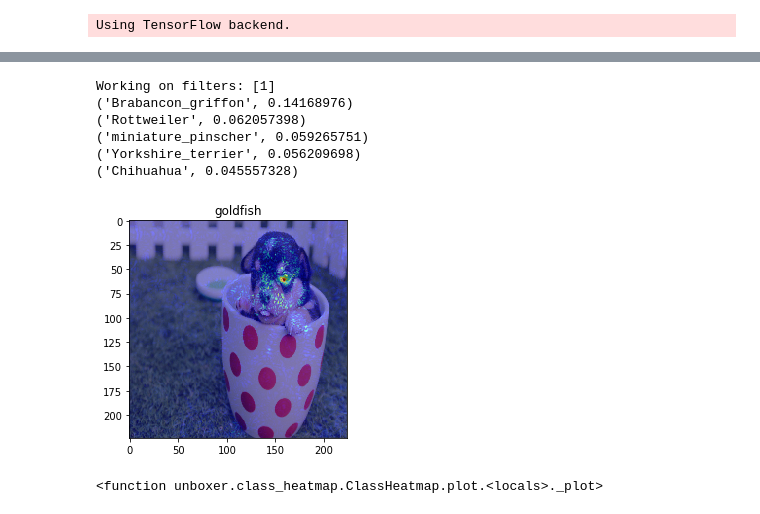
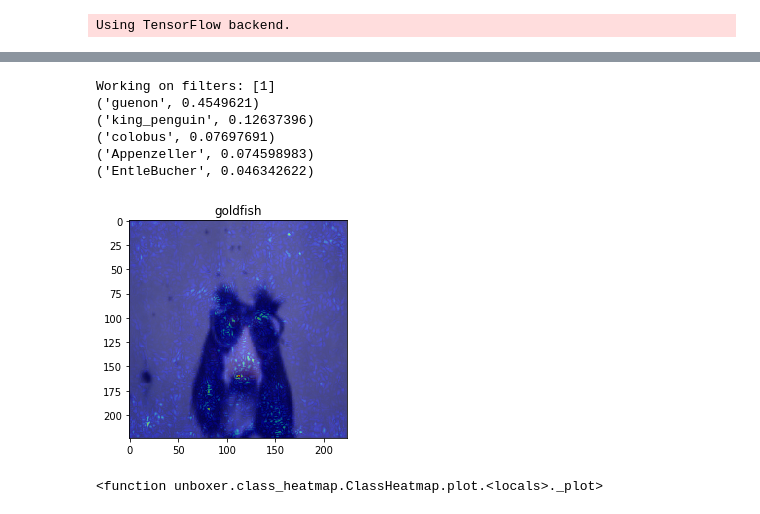
Before and after one commit to Tavpritesh/unblackboxing_webinar, a Jupyter notebook: Class Activation Map aka 'Where do you see that dog neural net?'.ipynb, the cells around one changed output, grey strips where cells are left out. Cells and saved outputs as stored; diff of their text form; code cells hidden in the pictures.

```diff
--- a/Class Activation Map aka 'Where do you see that dog neural net?'.ipynb
+++ b/Class Activation Map aka 'Where do you see that dog neural net?'.ipynb
@@ -26,11 +25,11 @@ Working on filters: [1]
 # %%
-cam.plot_saliency(img_path='data/dogs/input/dog_in_a_mug.jpeg')
+cam.plot_saliency(img_path=IMG_PATH)
 # %% [output]
 Working on filters: [1]
-('Brabancon_griffon', 0.14168976)
-('Rottweiler', 0.062057398)
-('miniature_pinscher', 0.059265751)
-('Yorkshire_terrier', 0.056209698)
-('Chihuahua', 0.045557328)
+('guenon', 0.4549621)
+('king_penguin', 0.12637396)
+('colobus', 0.07697691)
+('Appenzeller', 0.074598983)
+('EntleBucher', 0.046342622)
-[figure, old version]
+[figure, new version]
 <function unboxer.class_heatmap.ClassHeatmap.plot.<locals>._plot>
```
Also changed, not shown: parts of 1 cell of this notebook, 6 other files.
